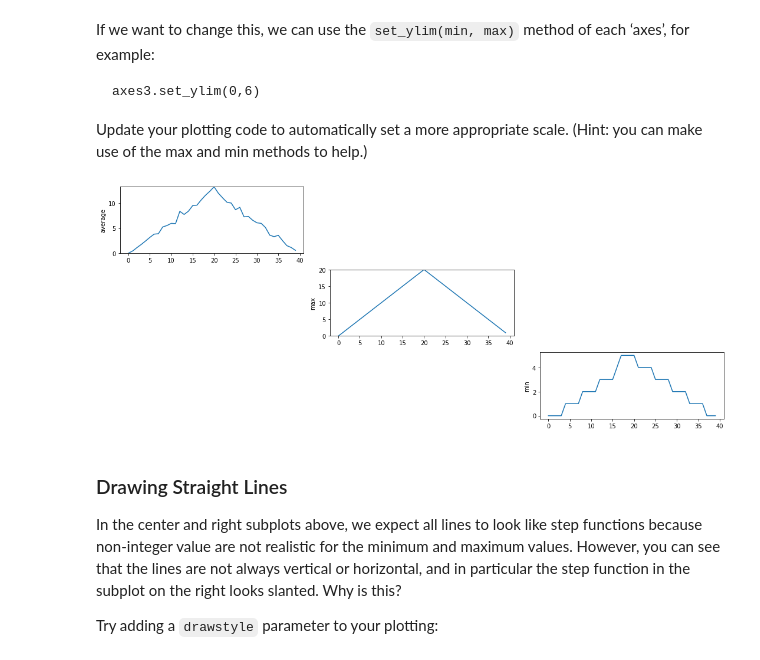
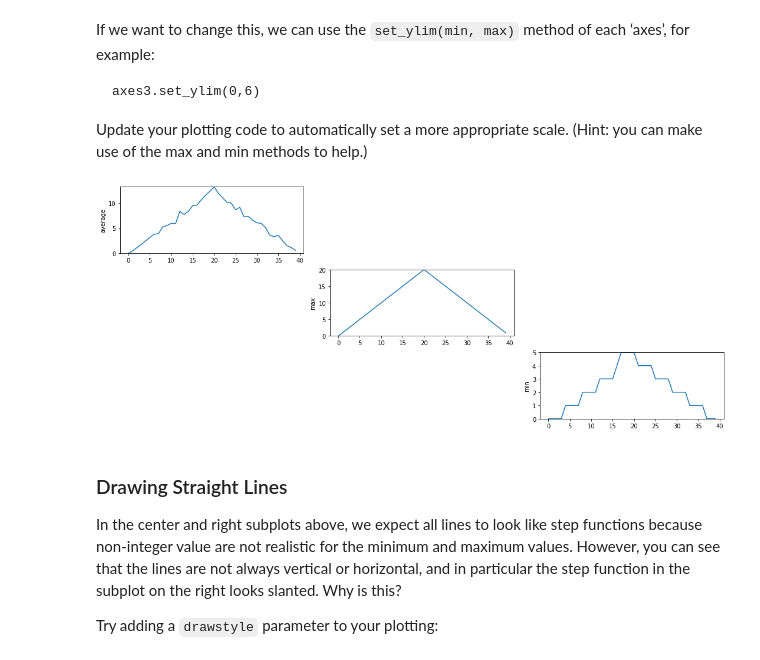
Before and after one commit to Thusigh1/2019-07-24-intro-to-python-workshop, a Jupyter notebook: lessons/python/ep1-introduction.ipynb, the cells around one changed output. Drawn from its saved outputs; the diff is of its cells as text; code cells hidden in the pictures.

```diff
--- a/lessons/python/ep1-introduction.ipynb
+++ b/lessons/python/ep1-introduction.ipynb
@@ -829,33 +836,38 @@ Update your plotting code to automatically set a more appropriate scale. (Hint:
 # %%
 import numpy
 import matplotlib.pyplot
 
 data = numpy.loadtxt(fname='data/inflammation-01.csv', delimiter=',')
 
 fig = matplotlib.pyplot.figure(figsize=(15.0, 6.0))
 
 axes1 = fig.add_subplot(3, 3, 1)
 axes2 = fig.add_subplot(3, 3, 5)
 axes3 = fig.add_subplot(3, 3, 9)
 
 arr_mean = numpy.mean(data, axis=0)
 
 axes1.set_ylabel('average')
 axes1.plot(arr_mean)
 axes1.set_ylim(numpy.min(arr_mean, axis=0),numpy.max(arr_mean, axis=0))
 
 arr_max= numpy.max(data, axis=0)
 
 axes2.set_ylabel('max')
-axes2.plot(numpy.max(data, axis=0))
+axes2.plot(arr_max)
 axes2.set_ylim(numpy.min(arr_max, axis=0),numpy.max(arr_max, axis=0))
+#axes2.plot(numpy.mean(data, axis=0), drawstyle='steps-mid')
+
+arr_min = numpy.min(data, axis=0)
 
 axes3.set_ylabel('min')
-axes3.plot(numpy.min(data, axis=0))
+axes3.plot(arr_min)
+axes3.set_ylim(numpy.min(arr_min, axis=0),numpy.max(arr_min, axis=0))
+#axes3.plot(numpy.mean(data, axis=0), drawstyle='steps-mid')
 
 fig.tight_layout()
 # %% [output]
-[figure, old version]
+[figure, new version]
 # %% [markdown]
 ### Drawing Straight Lines
 In the center and right subplots above, we expect all lines to look like step functions because non-integer value are not realistic for the minimum and maximum values. However, you can see that the lines are not always vertical or horizontal, and in particular the step function in the subplot on the right looks slanted. Why is this?
```
Also changed, not shown: parts of 34 cells of this notebook, 1 other file.
